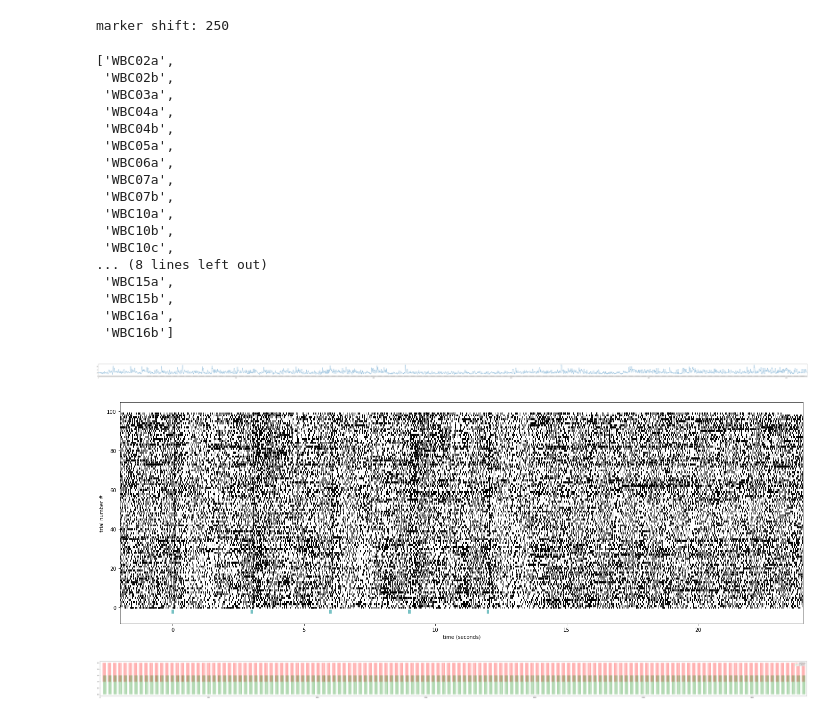
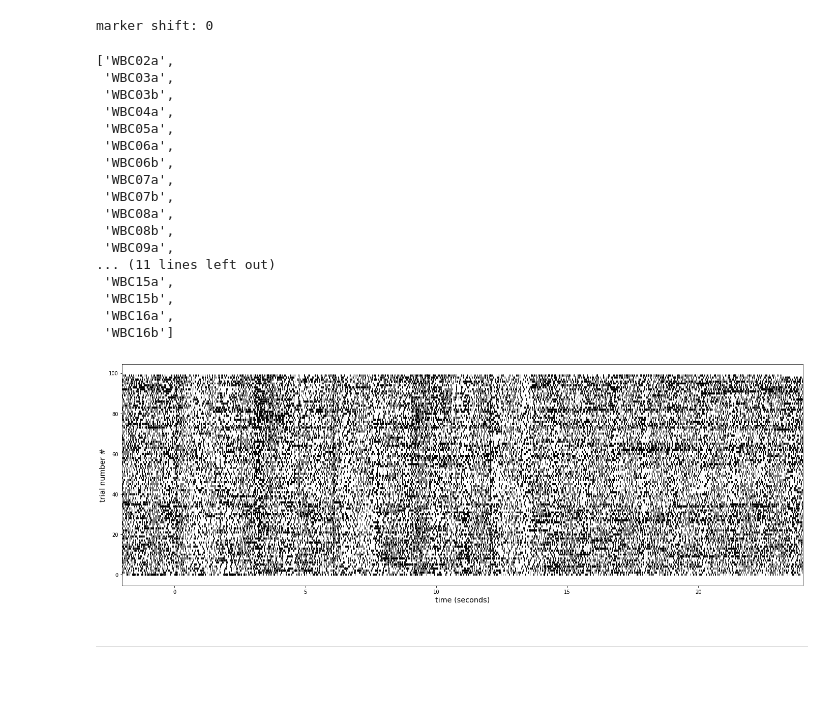
Before and after one commit to ZaneMuir/Sesame, a Jupyter notebook: Analysis/channelValidityPreview_python.ipynb, the cells around one changed output. Drawn from its saved outputs; the diff is of its cells as text; code cells hidden in the pictures; blank space fills up the shorter version.

```diff
--- a/Analysis/channelValidityPreview_python.ipynb
+++ b/Analysis/channelValidityPreview_python.ipynb
@@ -8,46 +20,47 @@ from tqdm import tqdm
 import os
 import spike
 pd.options.mode.chained_assignment = None  # default='warn'
-
-mouse_name = "ts11_V1"
-date = "180424"
-session_name = "ABABA"
+# ts10_V1_180424_ABABB
+mouse_name = "ts9_SC"
+date = "180419"
+session_name = "sine_grating"
 #ts9_SC_180419_sine_grating
 
 experiment_id = "{mouse}_{date}_{session}".format(mouse=mouse_name, date=date, session=session_name)
 _data = os.path.join("data/3GratingSequence/SpikeTrain/", experiment_id)
 _dir = os.path.join("data/3GratingSequence/CHART/", experiment_id)
 _temp = "data/3GratingSequence/temp"
+_export = "data/3GratingSequence/export"
 if not os.path.isdir(_dir):
     os.mkdir(_dir)
 
 #trim the marker dataframe into desired format.
-# marker_table = pd.read_csv(_data+'.csv')
-#trim = marker_table[marker_table.colorname!='black'].copy(deep=True)
+marker_table = pd.read_csv(_data+'.csv')
+trim = marker_table[marker_table.colorname!='black'].copy(deep=True)
 #trim = marker_table[marker_table.marker!='gray'].copy(deep=True)
-#trim.columns = ['time','marker']
-#trim.index = np.arange(0,len(trim))
+trim.columns = ['time','marker']
+trim.index = np.arange(0,len(trim))
 # trim
 
 spike_trains, spike_marker = spike.import_spike_train_data(session=session_name, mouse_id=mouse_name,
                               mat=_data+".mat",data_dir='.',
-                              csv=_data+'.csv', chunker_args={'skip':['START','QUIT','gray']})
+                              csv=trim, chunker_args={'skip':['START','QUIT','gray']})
 list(spike_trains.keys())
 # %% [output]
-marker shift: 250
+marker shift: 0
 ['WBC02a',
- 'WBC02b',
  'WBC03a',
+ 'WBC03b',
  'WBC04a',
- 'WBC04b',
  'WBC05a',
  'WBC06a',
+ 'WBC06b',
  'WBC07a',
  'WBC07b',
- 'WBC10a',
- 'WBC10b',
- 'WBC10c',
-... (8 lines left out)
+ 'WBC08a',
+ 'WBC08b',
+ 'WBC09a',
+... (11 lines left out)
  'WBC15a',
  'WBC15b',
  'WBC16a',
@@ -65,21 +78,19 @@ spike.tools.previewSingleChannel(train,
                                 size=(150,3),
                                 xlims=(0, int(train[-1])))
 #plt.savefig(os.path.join(_temp, experiment_id+'_'+target_channel+'_full.png'), bbox_inches='tight')
-# %% [output]
-[figure, removed]
 # %%
 target_channel = 'WBC04a'
-roi = (-2, 24, (0, 3, 6, 9, 12))
+roi = (-2, 24, (0, 2, 4, 6, 8))
 train = spike_trains[target_channel].spike_train
 
 
 
 spike.tools.singleChannelExam.previewSingleChannel_aligned(train,
                                                           spike_marker.table_marker.time[::5].values,
-                                                          roi, size=(24,8), width=1)
-# plt.savefig(os.path.join(_temp, experiment_id+'_'+target_channel+'_aligned.png'), bbox_inches='tight')
+                                                          roi, size=(24,8), width=1, newmarker=False)
+plt.savefig(os.path.join(_temp, experiment_id+'_'+target_channel+'_aligned.eps'), bbox_inches='tight')
 # %% [output]
-[figure, old version]
+[figure, new version]
 # %%
 # marker validity test
 
@@ -91,8 +102,8 @@ with h5py.File(_data+".mat","r") as f:
 marker_table = pd.read_csv(_data+'.csv')
 
 
-
-spike.markerPlot(csvMarker, marker_table[marker_table.marker!='gray'].time.values[1:-2])
+spike.markerPlot(csvMarker, trim[trim.marker!='gray'].time.values[1:-2])
+#spike.markerPlot(csvMarker, marker_table[marker_table.marker!='gray'].time.values[1:-2])
 plt.show()
-# %% [output]
-[figure, removed]
+# %% [markdown]
+---
```
Also changed, not shown: parts of 10 cells of this notebook, 2 other files.
